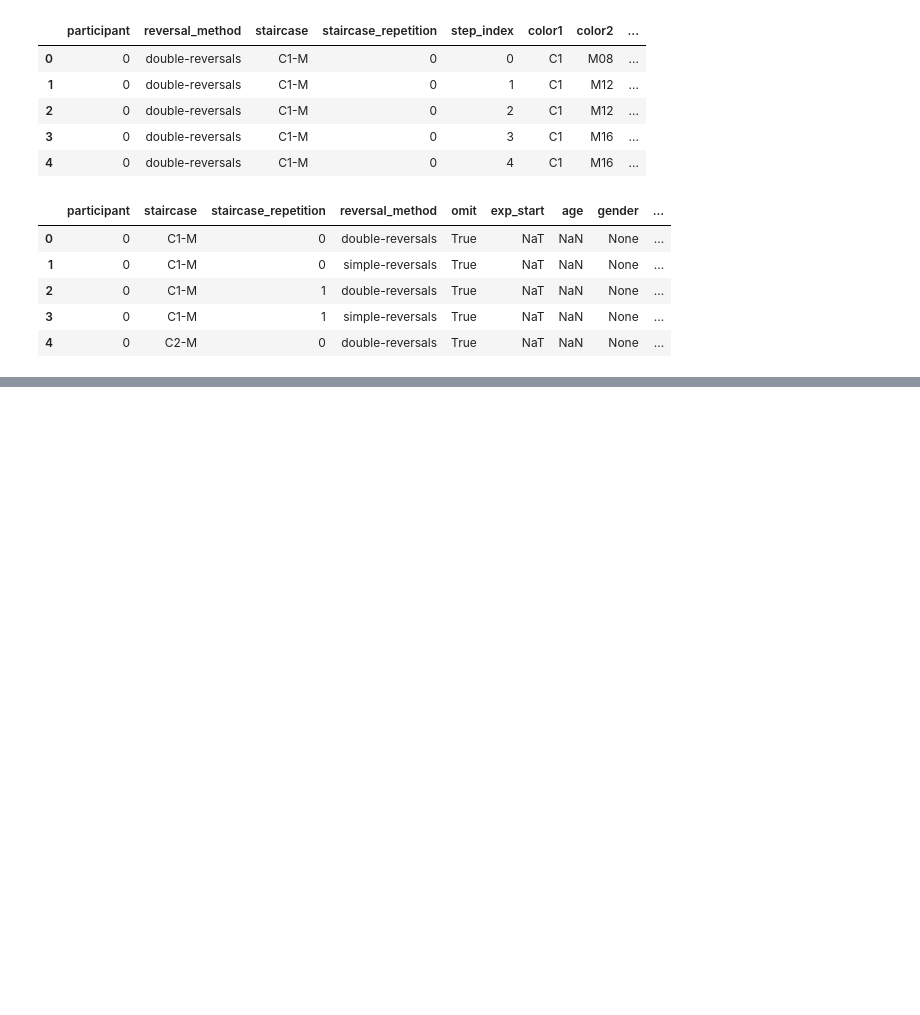
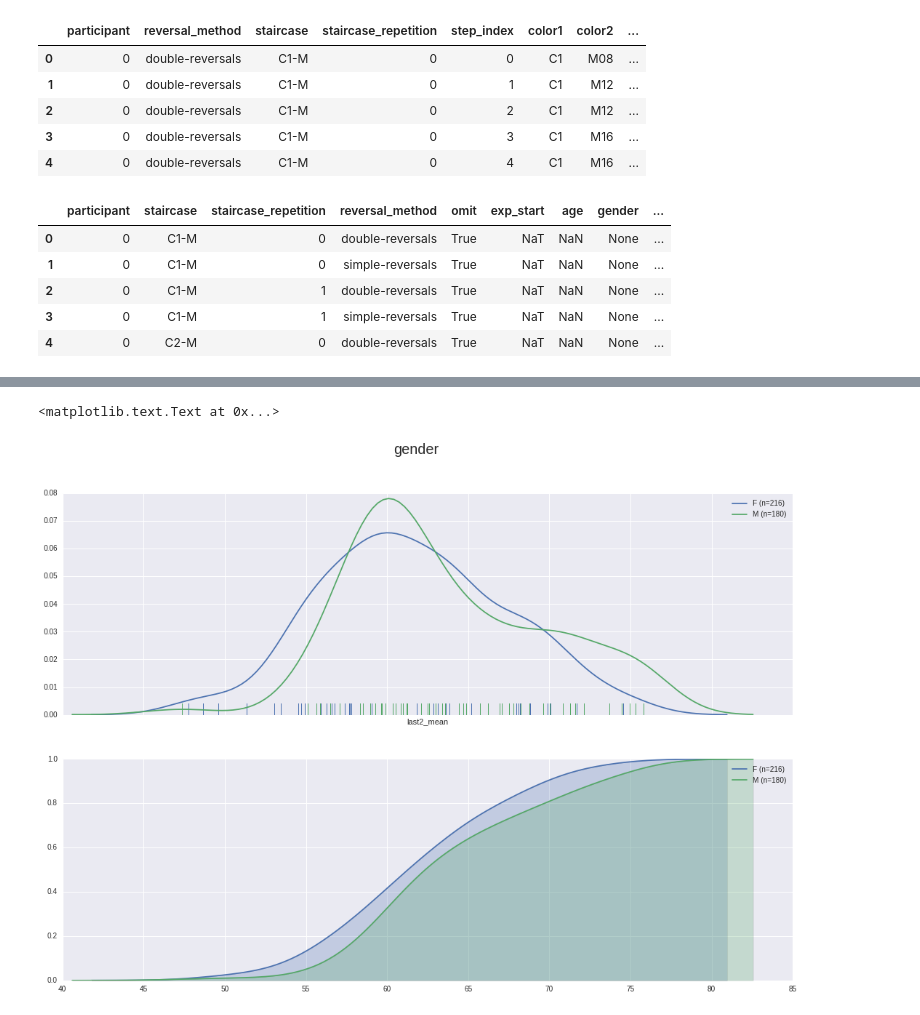
Before and after one commit to sdvillal/master-simone, a Jupyter notebook: index.ipynb, the cells around one changed output, grey strips where cells are left out. Drawn from its saved outputs; the diff is of its cells as text; code cells hidden in the pictures; blank space fills up the shorter version.

```diff
--- a/index.ipynb
+++ b/index.ipynb
@@ -54,0 +58,30 @@ exps_df.head(5)
+# %%
+# Let's summarise the staircases by luminance difference of last 3 reversals
+def last_mean(df, last=3, do_raise=False):
+    if df.reversal.sum() < last:
+        if do_raise:
+            raise Exception('There are not enough reversals in the experiment (%d < %d)' %
+                            (df.reversal.sum(), last))
+        return np.nan
+    achromatic_l = df[df.reversal].measured_l_achromatic.values[-last:].mean()
+    return achromatic_l
+
+def diff(df, last=3):
+    # Find the chromatic luminance; one of many possible ways to query for this...
+    assert df.measured_l_chromatic.nunique() == 1
+    chromatic_l = df.measured_l_chromatic.unique()[0]
+    # Find the last 3 reversals mean
+    achromatic_l = last_mean(df, last=last)
+    return achromatic_l - chromatic_l
+
+staircases_summaries = []
+for last in [1, 2, 3, 4, 5]:
+    exps_df['diff%d' % last] = exps_df.series.apply(partial(diff, last=last))
+    exps_df['last%d_mean' % last] = exps_df.series.apply(partial(last_mean, last=last))
+    staircases_summaries.extend(['diff%d' % last, 'last%d_mean' % last])
+
+# Select only some experiments
+exps_df = exps_df.query('not omit and '
+                        'reversal_method == "simple-reversals" and '
+                        'staircase_repetition in [0, 1]')
+label_names = ['age', 'gender', 'education', 'vision', 'chromatic', 'chromatic_first']
@@ -54,0 +99,14 @@ exps_df.head(5)
+# %%
+# Let's do a quick plot...
+label_name = 'gender'
+summarizer = 'last2_mean'
+fig, (top, bottom) = plt.subplots(nrows=2, ncols=1, sharex=True, sharey=False,
+                                  figsize=(18, 12))
+for label, label_df in exps_df.groupby(label_name):
+    label = '%s (n=%d)' % (label, len(label_df))
+    sns.distplot(label_df[summarizer], label=label, hist=False, rug=True, ax=top)
+    sns.kdeplot(label_df[summarizer], label=label, shade=True, cumulative=True, ax=bottom)
+plt.suptitle(label_name, fontsize=20)
+# %% [output]
+<matplotlib.text.Text at 0x...>
+[figure, added]
```
Also changed, not shown: parts of 3 cells of this notebook, 2 other files.
